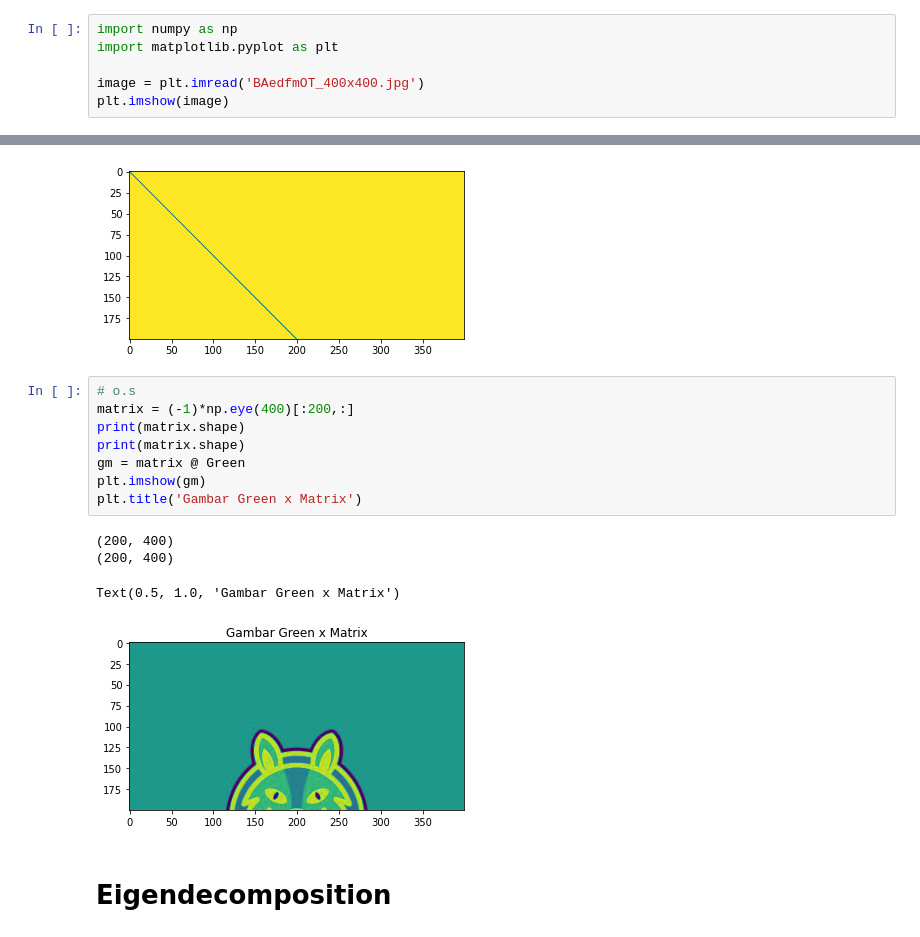
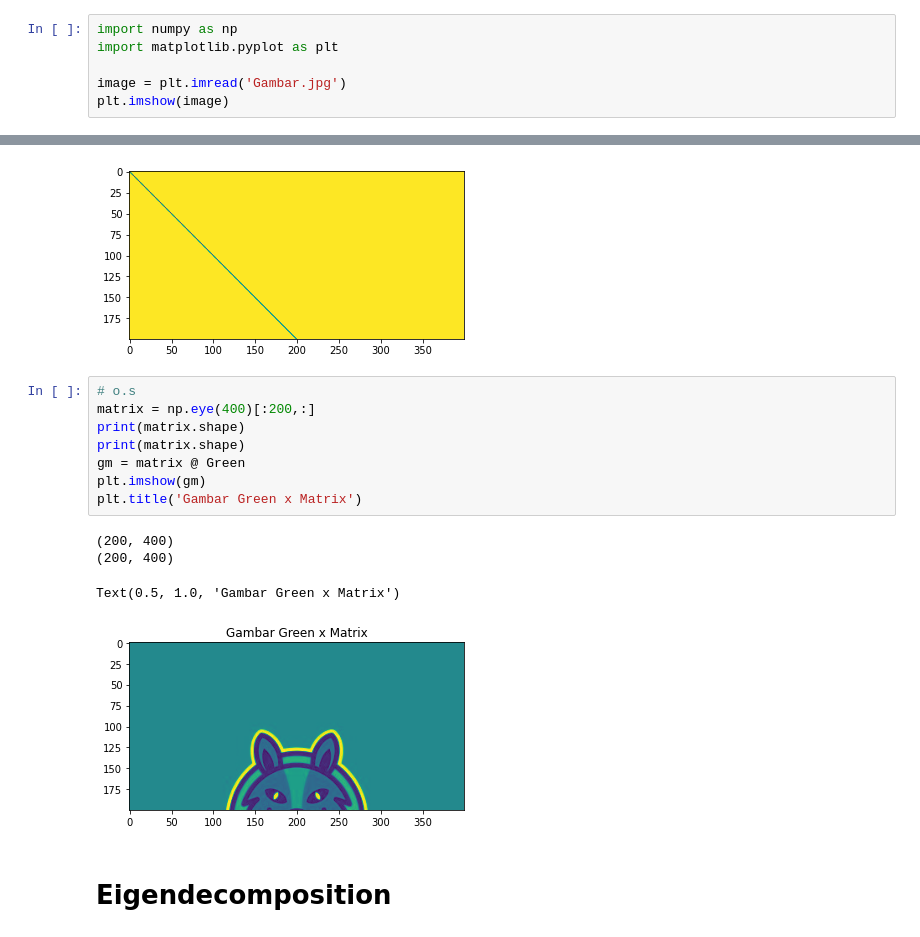
Before and after one commit to Staatsxc/Learning_journal, a Jupyter notebook: Phase_0/Week_2/P0W2D5AM_Math_Solving_Cases.ipynb, the cells around one changed output, grey strips where cells are left out. Drawn from its saved outputs; the diff is of its cells as text.

```diff
--- a/Phase_0/Week_2/P0W2D5AM_Math_Solving_Cases.ipynb
+++ b/Phase_0/Week_2/P0W2D5AM_Math_Solving_Cases.ipynb
@@ -39,7 +26,7 @@ BAedfmOT_400x400.jp 100%[===================>]  15.52K  --.-KB/s    in 0s
 import numpy as np
 import matplotlib.pyplot as plt
 
-image = plt.imread('BAedfmOT_400x400.jpg')
+image = plt.imread('Gambar.jpg')
 plt.imshow(image)
 # %% [output]
 <matplotlib.image.AxesImage at 0x...>
@@ -238,17 +225,17 @@ plt.imshow(matrix)
 [figure]
 # %%
 # o.s
-matrix = (-1)*np.eye(400)[:200,:]
+matrix = np.eye(400)[:200,:]
 print(matrix.shape)
 print(matrix.shape)
 gm = matrix @ Green
 plt.imshow(gm)
 plt.title('Gambar Green x Matrix')
 # %% [output]
 (200, 400)
 (200, 400)
 Text(0.5, 1.0, 'Gambar Green x Matrix')
-[figure, old version]
+[figure, new version]
 # %% [markdown]
 # Eigendecomposition
 # %% [markdown]
```
Also changed, not shown: parts of 15 cells of this notebook, 13 other files.
